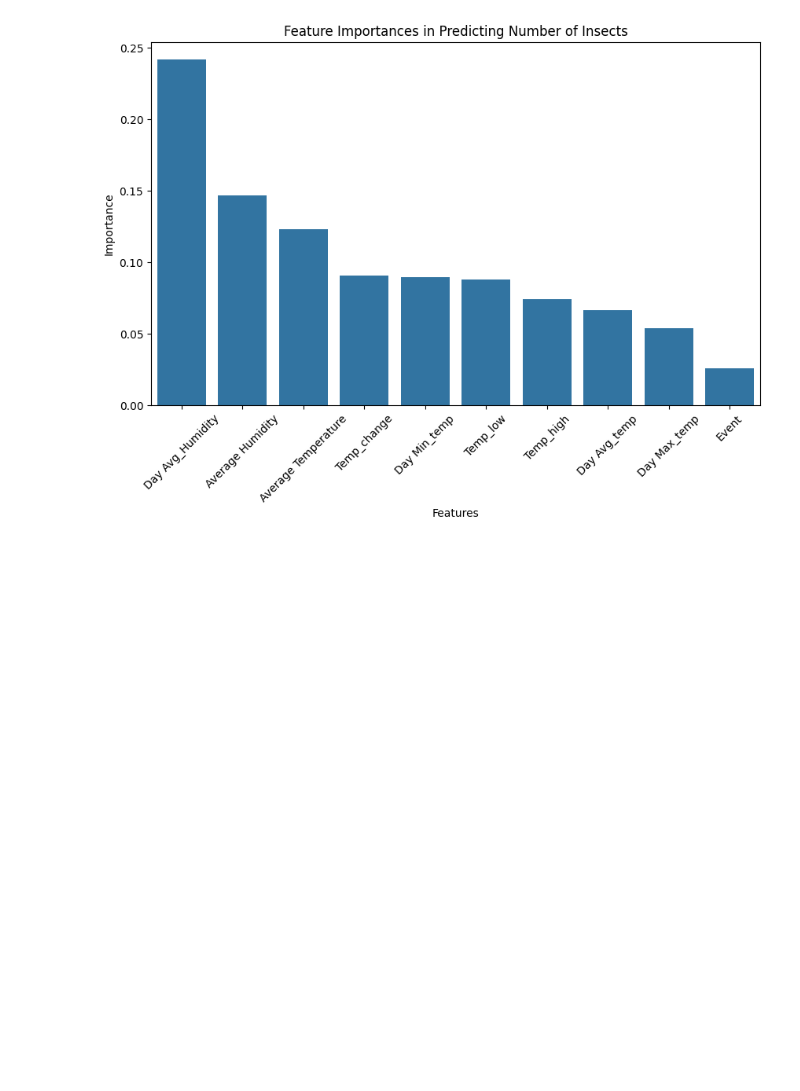
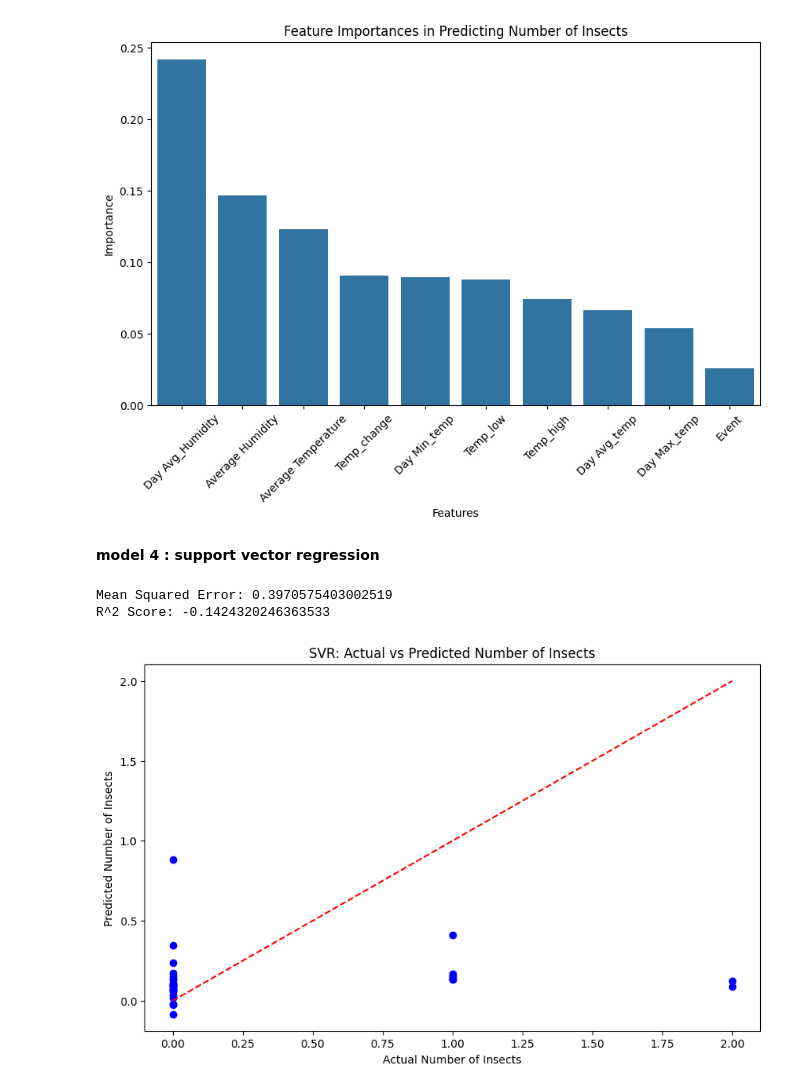
Before and after one commit to LuckyForoozan/Agritech-Pest-Prediction, a Jupyter notebook: EDA_Agritech_Pest_Prediction.ipynb, the cells around one changed output. Drawn from its saved outputs; the diff is of its cells as text; code cells hidden in the pictures; blank space fills up the shorter version.

```diff
--- a/EDA_Agritech_Pest_Prediction.ipynb
+++ b/EDA_Agritech_Pest_Prediction.ipynb
@@ -730,3 +722,71 @@ plt.xticks(rotation=45)
 plt.show()
 # %% [output]
 [figure]
+# %% [markdown]
+**model 4 : support vector regression**
+# %%
+# Step 1: Import necessary libraries
+import pandas as pd
+import numpy as np
+import matplotlib.pyplot as plt
+import seaborn as sns
+from sklearn.model_selection import train_test_split
+from sklearn.preprocessing import StandardScaler
+from sklearn.svm import SVR
+from sklearn.metrics import mean_squared_error, r2_score
+from sklearn.compose import ColumnTransformer
+from sklearn.preprocessing import OneHotEncoder
+
+# Step 2: Data Preprocessing
+# Assuming you have a DataFrame named df with the required columns
+# Replace 'df' with the actual DataFrame name
+
+# Handle categorical columns (like "Date", "Time", and "Location")
+# One-Hot Encode categorical variables
+categorical_columns = ['Date', 'Time', 'Location']
+df_encoded = pd.get_dummies(df, columns=categorical_columns, drop_first=True)
+
+# Check for missing values and handle them (for simplicity, we'll drop rows with missing values)
+df_encoded.dropna(inplace=True)
+
+# Step 3: Define independent variables and target variable
+X = df_encoded[['Average Humidity', 'Event', 'Average Temperature', 'Temp_low', 'Temp_high',
+                'Day Avg_temp', 'Day Min_temp', 'Day Max_temp', 'Day Avg_Humidity', 'Temp_change', 'Average Temperature']]
+y = df_encoded['Number of Insects']
+
+# Step 4: Train-Test Split
+X_train, X_test, y_train, y_test = train_test_split(X, y, test_size=0.2, random_state=42)
+
+# Step 5: Feature Scaling (SVR is sensitive to the scale of features)
+scaler = StandardScaler()
+X_train_scaled = scaler.fit_transform(X_train)
+X_test_scaled = scaler.transform(X_test)
+
+# Step 6: Train the Support Vector Regression Model
+svr = SVR(kernel='rbf')  # Radial basis function kernel (you can change the kernel as needed)
+svr.fit(X_train_scaled, y_train)
+
+# Step 7: Make predictions
+y_pred = svr.predict(X_test_scaled)
+
+# Step 8: Model Evaluation
+mse = mean_squared_error(y_test, y_pred)
+r2 = r2_score(y_test, y_pred)
+
+print(f'Mean Squared Error: {mse}')
+print(f'R^2 Score: {r2}')
+
+# Step 9: Visualization of the Results
+
+# 9.1: Plotting the predicted vs actual values
+plt.figure(figsize=(10, 6))
+plt.scatter(y_test, y_pred, color='blue')
+plt.plot([min(y_test), max(y_test)], [min(y_test), max(y_test)], color='red', linestyle='--')
+plt.xlabel('Actual Number of Insects')
+plt.ylabel('Predicted Number of Insects')
+plt.title('SVR: Actual vs Predicted Number of Insects')
+plt.show()
+# %% [output]
+Mean Squared Error: 0.3970575403002519
+R^2 Score: -0.1424320246363533
+[figure, added]
```
Also changed, not shown: parts of 15 cells of this notebook.
